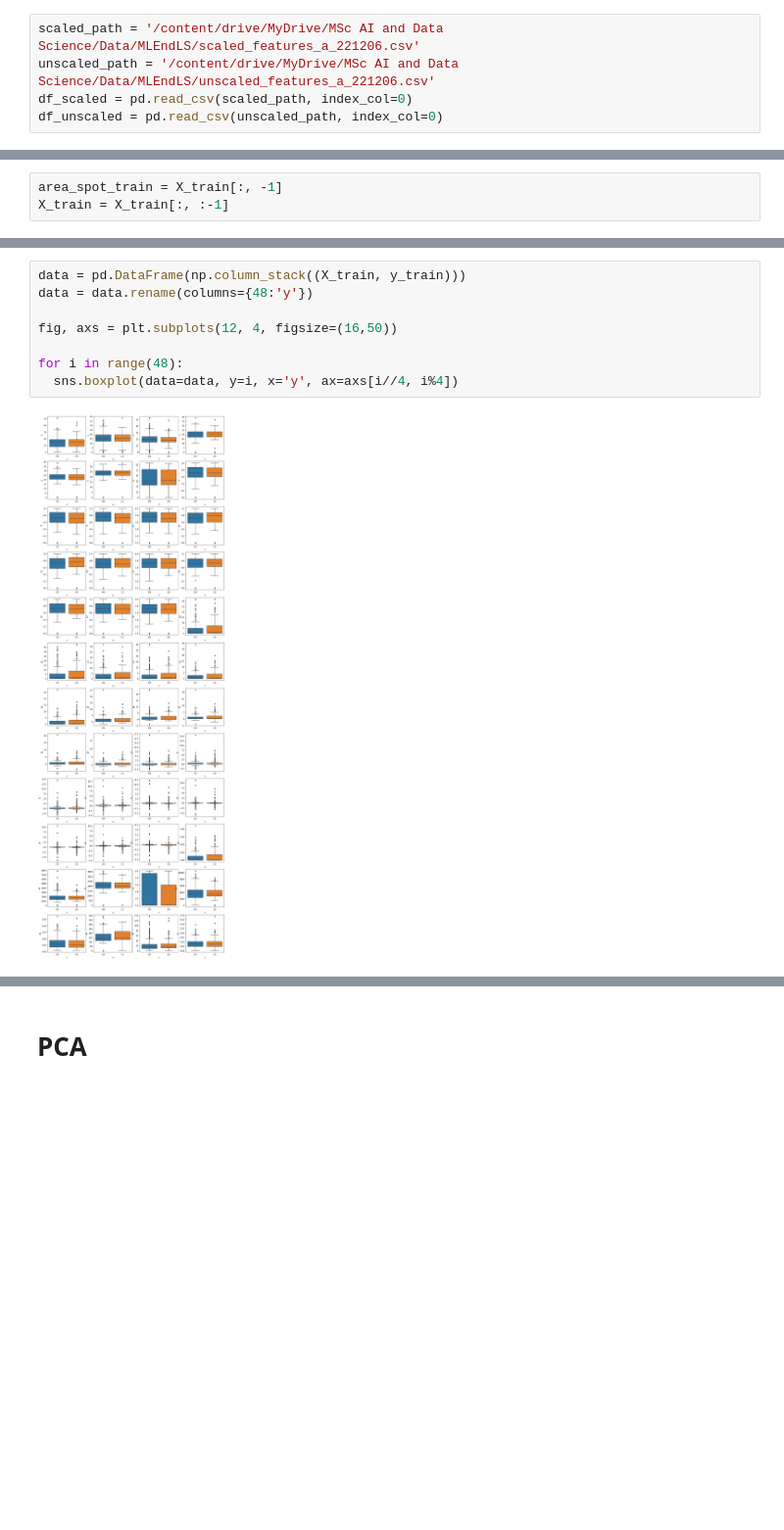
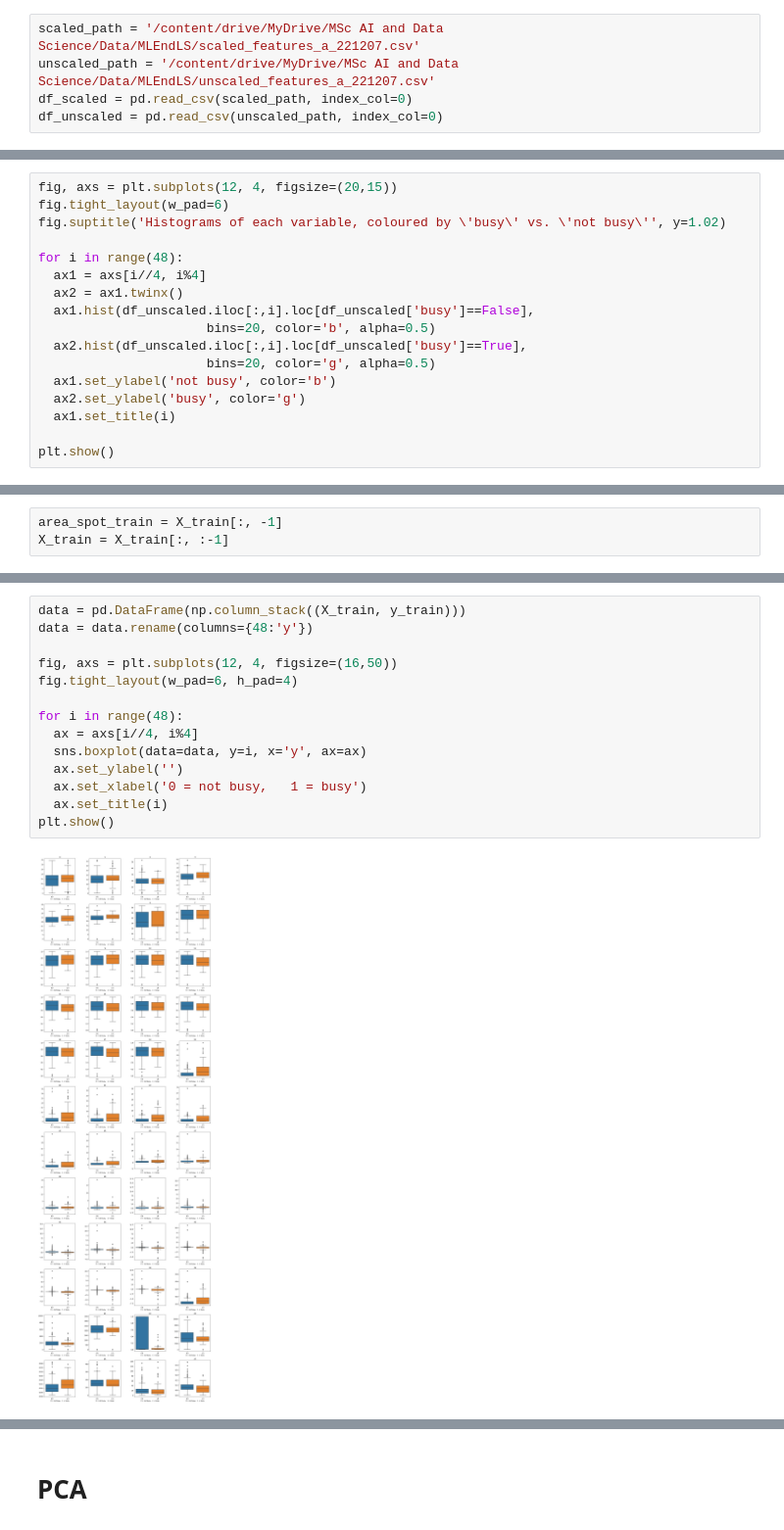
Before and after one commit to nanna273/MLEndLS_AB, a Jupyter notebook: ECS7020P_miniproject_advanced.ipynb, the cells around one changed output, grey strips where cells are left out. Shown at 98% size. Cells and saved outputs as stored; diff of their text form; blank space fills up the shorter version.

```diff
--- a/ECS7020P_miniproject_advanced.ipynb
+++ b/ECS7020P_miniproject_advanced.ipynb
@@ -543,8 +512,8 @@ Not all the features will correlate with the target variable. A PCA will be cond
 
 First, the feature data is re-introduced to the notebook.
 # %%
-scaled_path = '/content/drive/MyDrive/MSc AI and Data Science/Data/MLEndLS/scaled_features_a_221206.csv'
-unscaled_path = '/content/drive/MyDrive/MSc AI and Data Science/Data/MLEndLS/unscaled_features_a_221206.csv'
+scaled_path = '/content/drive/MyDrive/MSc AI and Data Science/Data/MLEndLS/scaled_features_a_221207.csv'
+unscaled_path = '/content/drive/MyDrive/MSc AI and Data Science/Data/MLEndLS/unscaled_features_a_221207.csv'
 df_scaled = pd.read_csv(scaled_path, index_col=0)
 df_unscaled = pd.read_csv(unscaled_path, index_col=0)
 # %%
@@ -565,0 +537,17 @@ df_unscaled
+# %%
+fig, axs = plt.subplots(12, 4, figsize=(20,15))
+fig.tight_layout(w_pad=6)
+fig.suptitle('Histograms of each variable, coloured by \'busy\' vs. \'not busy\'', y=1.02)
+
+for i in range(48):
+  ax1 = axs[i//4, i%4]
+  ax2 = ax1.twinx()
+  ax1.hist(df_unscaled.iloc[:,i].loc[df_unscaled['busy']==False],
+                      bins=20, color='b', alpha=0.5)
+  ax2.hist(df_unscaled.iloc[:,i].loc[df_unscaled['busy']==True],
+                      bins=20, color='g', alpha=0.5)
+  ax1.set_ylabel('not busy', color='b')
+  ax2.set_ylabel('busy', color='g')
+  ax1.set_title(i)
+
+plt.show()
@@ -606,10 +583,16 @@ Below are presented some representations of how well each feature correlates wit
 # %%
 data = pd.DataFrame(np.column_stack((X_train, y_train)))
 data = data.rename(columns={48:'y'})
 
 fig, axs = plt.subplots(12, 4, figsize=(16,50))
+fig.tight_layout(w_pad=6, h_pad=4)
 
 for i in range(48):
-  sns.boxplot(data=data, y=i, x='y', ax=axs[i//4, i%4])
+  ax = axs[i//4, i%4]
+  sns.boxplot(data=data, y=i, x='y', ax=ax)
+  ax.set_ylabel('')
+  ax.set_xlabel('0 = not busy,   1 = busy')
+  ax.set_title(i)
+plt.show()
 # %% [output]
-[figure, old version]
+[figure, new version]
```
Also changed, not shown: parts of 49 cells of this notebook.
